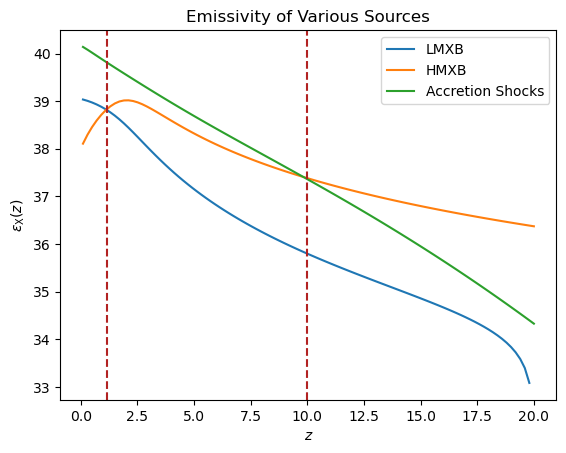
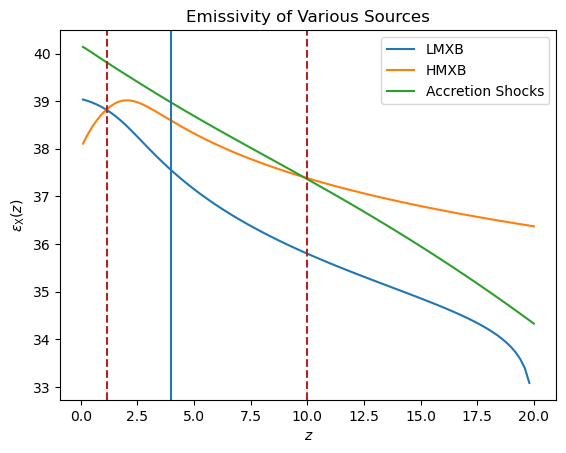
Code edit (unified diff) that turned the first committed figure into the second:
--- before
+++ after
@@ -9,2 +9,3 @@
 plt.axvline(10, ls = '--', color = r'firebrick')
 plt.axvline(1.15, ls = '--', color = r'firebrick')
+plt.axvline(4)

Commit: Updated Workflow